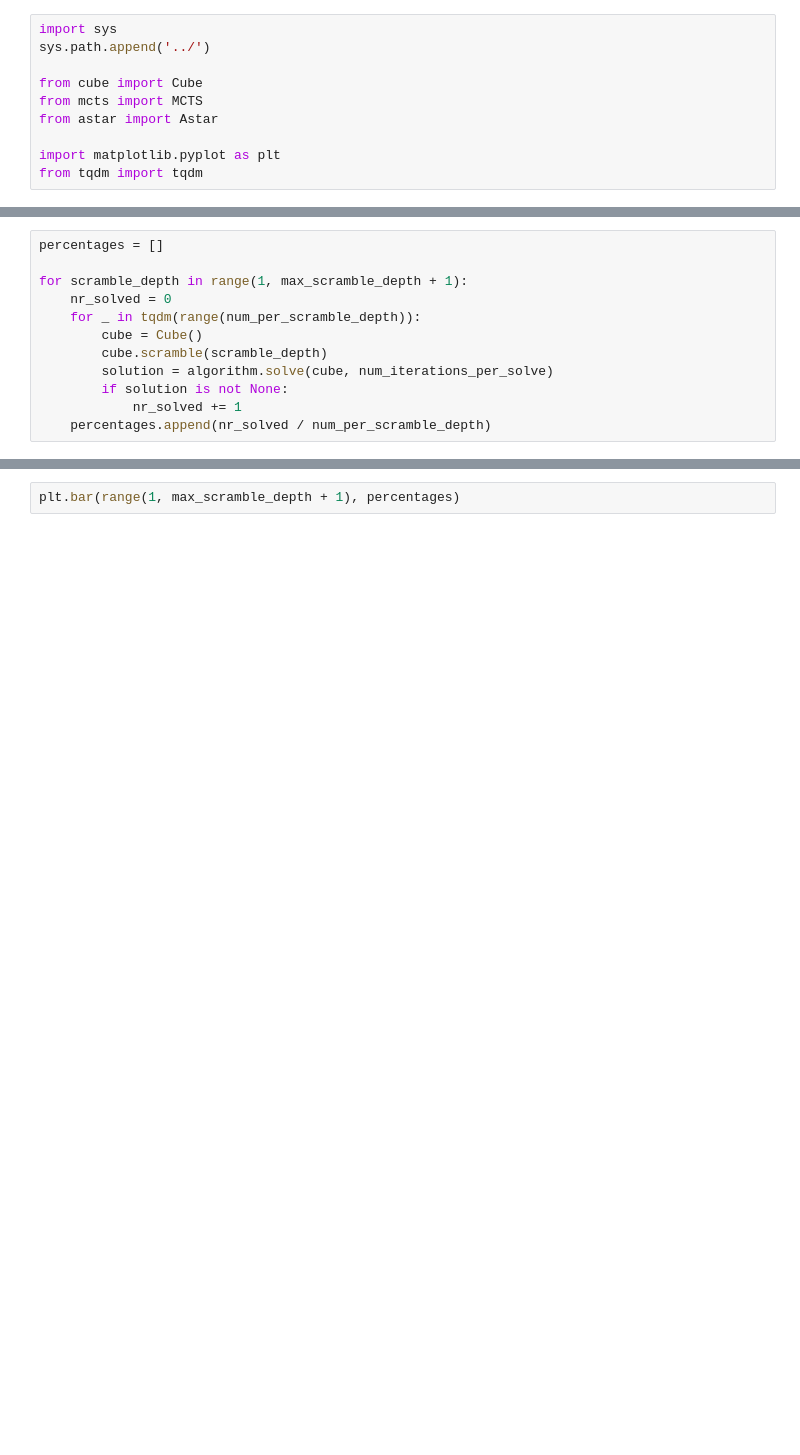
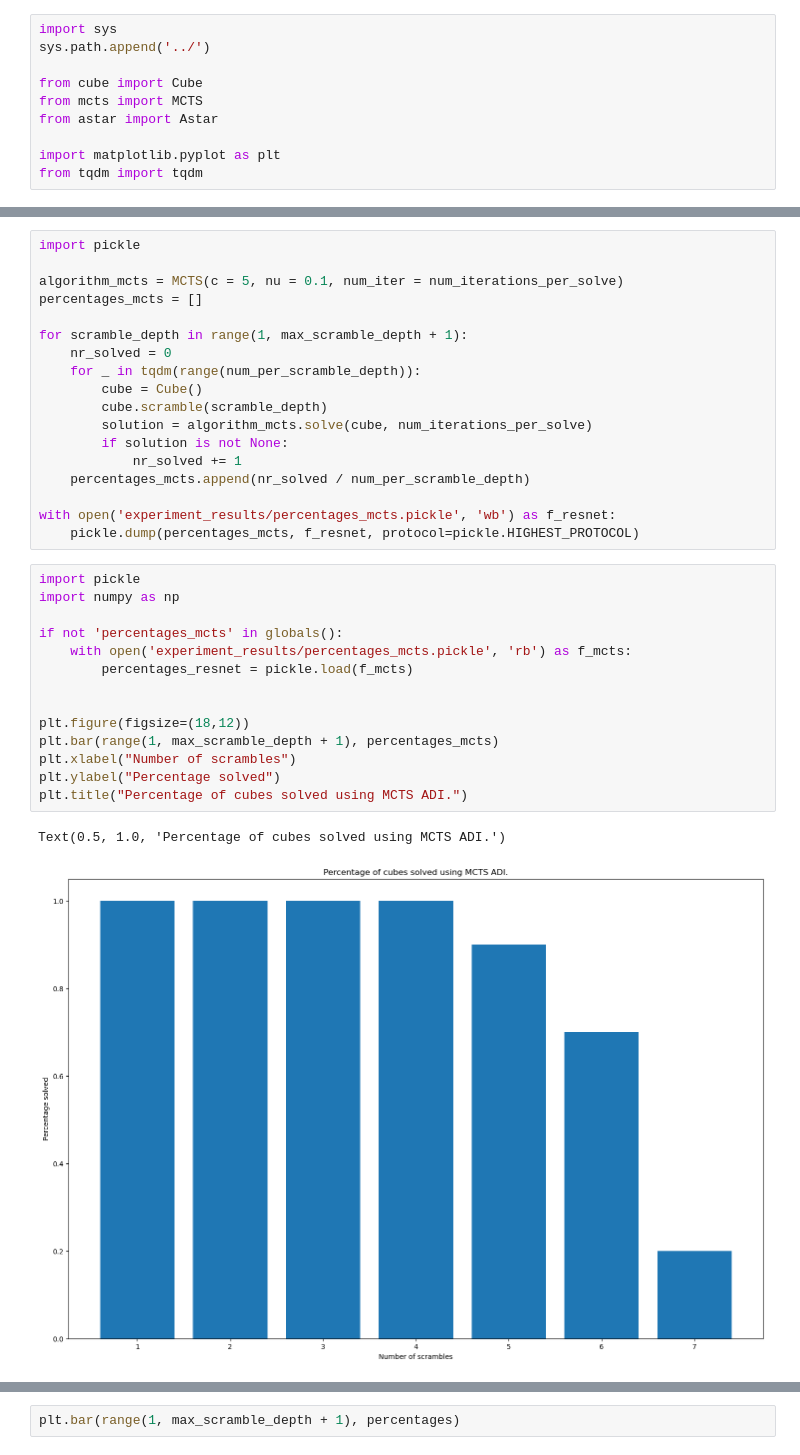
Before and after one commit to RaySteak/deep-qube, a Jupyter notebook: deepcube/percentage_solved.ipynb, the cells around one changed output, grey strips where cells are left out. Cells and saved outputs as stored; diff of their text form; blank space fills up the shorter version.

Commit message:
Visualizing networks, calculating percentage of cubes solved.

```diff
--- a/deepcube/percentage_solved.ipynb
+++ b/deepcube/percentage_solved.ipynb
@@ -19,12 +21,35 @@ algorithm = Astar(lam = 1, num_iter = num_iterations_per_solve, network_type = '
 # %%
-percentages = []
+import pickle
+
+algorithm_mcts = MCTS(c = 5, nu = 0.1, num_iter = num_iterations_per_solve)
+percentages_mcts = []
 
 for scramble_depth in range(1, max_scramble_depth + 1):
     nr_solved = 0
     for _ in tqdm(range(num_per_scramble_depth)):
         cube = Cube()
         cube.scramble(scramble_depth)
-        solution = algorithm.solve(cube, num_iterations_per_solve)
+        solution = algorithm_mcts.solve(cube, num_iterations_per_solve)
         if solution is not None:
             nr_solved += 1
-    percentages.append(nr_solved / num_per_scramble_depth)
+    percentages_mcts.append(nr_solved / num_per_scramble_depth)
+
+with open('experiment_results/percentages_mcts.pickle', 'wb') as f_resnet:
+    pickle.dump(percentages_mcts, f_resnet, protocol=pickle.HIGHEST_PROTOCOL)
+# %%
+import pickle
+import numpy as np
+
+if not 'percentages_mcts' in globals():
+    with open('experiment_results/percentages_mcts.pickle', 'rb') as f_mcts:
+        percentages_resnet = pickle.load(f_mcts)
+
+
+plt.figure(figsize=(18,12))
+plt.bar(range(1, max_scramble_depth + 1), percentages_mcts)
+plt.xlabel("Number of scrambles")
+plt.ylabel("Percentage solved")
+plt.title("Percentage of cubes solved using MCTS ADI.")
+# %% [output]
+Text(0.5, 1.0, 'Percentage of cubes solved using MCTS ADI.')
+[figure, added]
```
Also changed, not shown: parts of 6 cells of this notebook, 6 other files.
